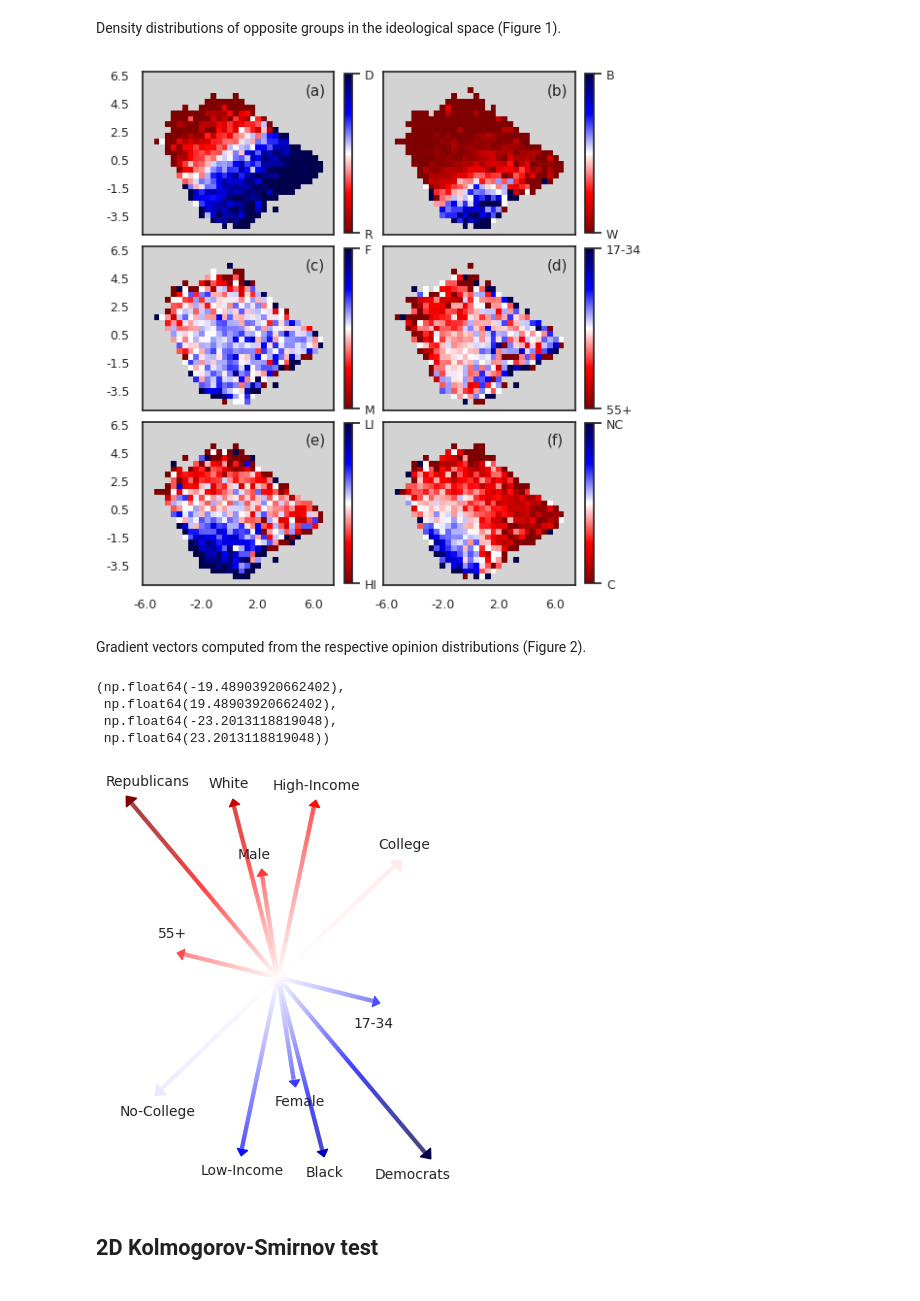
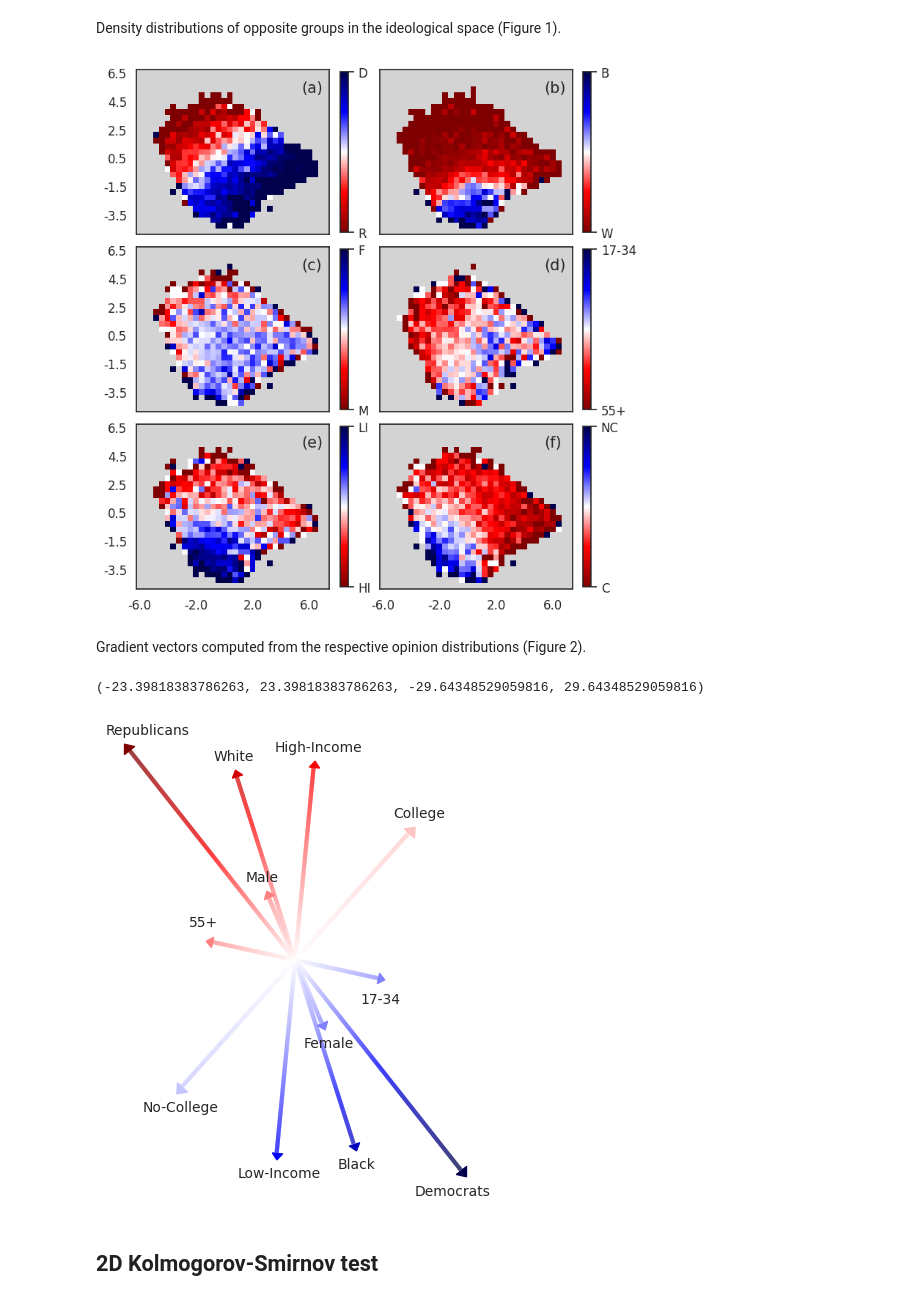
Before and after one commit to polarizationUS/charting_multidimensional_demographic, a Jupyter notebook: notebooks/polarization.ipynb, the cells around one changed output. Drawn from its saved outputs; the diff is of its cells as text; code cells hidden in the pictures.

```diff
--- a/notebooks/polarization.ipynb
+++ b/notebooks/polarization.ipynb
@@ -135,8 +135,8 @@ plotRangeY = np.arange(
 
 label = ['(a)', '(b)', '(c)', '(d)', '(e)', '(f)']
 
-fig, ax = plt.subplots(3,2, sharex = True, sharey = True, figsize=(6,10))
-fig.subplots_adjust(hspace=-0.56)
+fig, ax = plt.subplots(3, 2, sharex=True, sharey=True, figsize=(8, 12))
+fig.subplots_adjust(hspace=-0.45)
 fig.subplots_adjust(wspace=0.15)
 # Customizing color map
 cmap_reversed = matplotlib.colormaps['seismic'].reversed()
@@ -145,7 +145,7 @@ cmap_reversed.set_bad('lightgray', 1.)
 for n,attr in enumerate(attributes):
 
     # Generating the plot
-    fig2, ax2 = plt.subplots(figsize=(6,10))
+    fig2, ax2 = plt.subplots(figsize=(8, 12))
     lsD = np.array(dens_allGroup[subcats[attr][0]])
     lsD = np.round(lsD, decimals=3)
     x = lsD[:,0]
@@ -155,7 +155,7 @@ for n,attr in enumerate(attributes):
 
     ls = np.array(dens_allGroup[subcats[attr][0]] + dens_allGroup[subcats[attr][1]])
     ls = np.round(ls, decimals=3)
-    fig2, ax2 = plt.subplots(figsize=(6,10))
+    fig2, ax2 = plt.subplots(figsize=(8, 12))
 
     x = ls[:,0]
     y = ls[:,1]
@@ -165,18 +165,18 @@ for n,attr in enumerate(attributes):
     hist = 2.*histDem / hist - 1.
     masked_array = np.ma.array (hist, mask=np.isnan(hist))
 
-    ax[int(np.floor(n/2)), n % 2].text(28.5, 3.5, label[n], fontsize=11)
+    ax[int(np.floor(n/2)), n % 2].text(28.5, 3.5, label[n], fontsize=15)
     im = ax[int(np.floor(n/2)), n % 2].imshow(np.flip(masked_array.T, axis=0), interpolation='nearest',
                                               cmap=cmap_reversed)
     ax[int(np.floor(n/2)), n % 2].set_yticks([0, 5, 10, 15, 20, 25],
-        labels=[str(6.5), str(4.5), str(2.5), str(0.5), str(-1.5), str(-3.5)], fontsize=9)
+        labels=[str(6.5), str(4.5), str(2.5), str(0.5), str(-1.5), str(-3.5)], fontsize=12)
     ax[int(np.floor(n/2)), n % 2].set_xticks([0, 10, 20, 30],
-        labels=[str(-6 + 0*0.4), str(-6 + 10*0.4), str(-6 + 20*0.4), str(-6 + 30*0.4)], fontsize=9)
+        labels=[str(-6 + 0*0.4), str(-6 + 10*0.4), str(-6 + 20*0.4), str(-6 + 30*0.4)], fontsize=12)
     cbar = fig.colorbar(im, ax=ax[int(np.floor(n/2)), n % 2], ticks=[-1,1], fraction=0.038)
-    cbar.ax.set_yticklabels([acr[n][1], acr[n][0]], fontsize=9)
+    cbar.ax.set_yticklabels([acr[n][1], acr[n][0]], fontsize=12)
 #plt.savefig('respondents_density.pdf', bbox_inches="tight")
 # %% [output]
-[figure, old version]
+[figure, new version]
 # %% [markdown]
 Gradient vectors computed from the respective opinion distributions (Figure 2).
 # %%
@@ -223,9 +223,25 @@ def arrow_drawing(x, y, dx, dy, cmap, vmin, vmax, locmin, locmax, n, i, loc, lw=
 loc = [[-6.0, -3.2], [-3.0, 2.0], [-2.0, -3.2], [-3.0, 2.0], [-2.3, -3.2], [-3.0, 2.0],
        [-2.3, -3.2], [-3.0, 2.0], [-5.0, -3.2], [-5.0, 2.0], [-5.0, -3.2], [-2.0, 2.0]]
 
+pointsFilter = gaussian_filter(points2d, sigma=0.5)
+bbox = {
+    'minX': np.min(pointsFilter[:,0]),
+    'maxX': np.max(pointsFilter[:,0]),
+    'minY': np.min(pointsFilter[:,1]),
+    'maxY': np.max(pointsFilter[:,1])
+}
+plotRangeX = np.arange(
+    math.floor(bbox['minX'] - 0.5),
+    math.ceil(bbox['maxX'] + 1),
+    0.3)
+plotRangeY = np.arange(
+    math.floor(bbox['minY'] - 0.5),
+    math.ceil(bbox['maxY'] + 1),
+    0.3)
+
 # Customizing color map
 cmap = plt.get_cmap('seismic')
-fig, ax = plt.subplots(figsize=(5,5))
+fig, ax = plt.subplots(figsize=(6, 6))
 
 # Generating histogram for party attribute
 attr = 'party'
@@ -242,7 +258,7 @@ ls = np.array(dens_allGroup[subcats[attr][0]] + dens_allGroup[subcats[attr][1]])
 ls = gaussian_filter(ls, sigma=0.5)
 l = len(ls)
 ls = np.round(ls, decimals=3)
-fig2, ax2 = plt.subplots(figsize=(5,5))
+fig2, ax2 = plt.subplots(figsize=(6, 6))
 
 x = ls[:,0]
 y = ls[:,1]
@@ -279,7 +295,7 @@ C = np.delete(C, 0, axis=0)
 for k,attr in enumerate(attributes[1:]):
 
     # Generating histogram
-    fig2, ax2 = plt.subplots(figsize=(15,12))
+    fig2, ax2 = plt.subplots(figsize=(6, 6))
     lsD = np.array(dens_allGroup[subcats[attr][0]])
     lsD = gaussian_filter(lsD, sigma=0.5)
     lsD = np.round(lsD, decimals=3)
@@ -288,39 +304,36 @@ for k,attr in enumerate(attributes[1:]):
     histDem, xbinsDem, ybinsDem, imDem = ax2.hist2d(x,y, bins=[plotRangeX,plotRangeY], cmap='plasma')
     plt.close(fig=fig2)
 
     ls = np.array(dens_allGroup[subcats[attr][0]] + dens_allGroup[subcats[attr][1]])
     ls = gaussian_filter(ls, sigma=0.5)
     ls = np.round(ls, decimals=3)
-    fig2, ax2 = plt.subplots(figsize=(5,5))
+    fig2, ax2 = plt.subplots(figsize=(6, 6))
 
     x = ls[:,0]
     y = ls[:,1]
 
     hist, xbins, ybins, im = ax2.hist2d(x,y, bins=[plotRangeX,plotRangeY], cmap='plasma')
     plt.close(fig=fig2)
     cases = hist.T >= 10
     hist = 2.*histDem / hist - 1.
 
     # Computing gradient arrows
     histGradient = hist.T
     histGradient[np.isnan(histGradient)] = 0
     yd, xd = np.gradient(histGradient)
     locX = np.sum(xd[cases])
     locY = np.sum(yd[cases])
     radiant.append(np.arctan2(locY, locX))
     extAttr = np.sqrt(locX**2 + locY**2)*np.cos(radiant[-1] - radiant[0])
     arrow_drawing(0., 0., locX, locY, cmap, -ext, ext, -extAttr, extAttr, n+1, k+1, loc)
 
 ax.autoscale_view()
 ax.set_aspect(1.0)
 ax.axis('off')
 #plt.savefig('respondents_density_arrows.pdf', bbox_inches="tight")
 # %% [output]
-(np.float64(-19.48903920662402),
- np.float64(19.48903920662402),
- np.float64(-23.2013118819048),
- np.float64(23.2013118819048))
+(-23.39818383786263, 23.39818383786263, -29.64348529059816, 29.64348529059816)
-[figure, old version]
+[figure, new version]
 # %% [markdown]
 ## 2D Kolmogorov-Smirnov test
 # %% [markdown]
```
Also changed, not shown: parts of 15 cells of this notebook, 2 other files.
